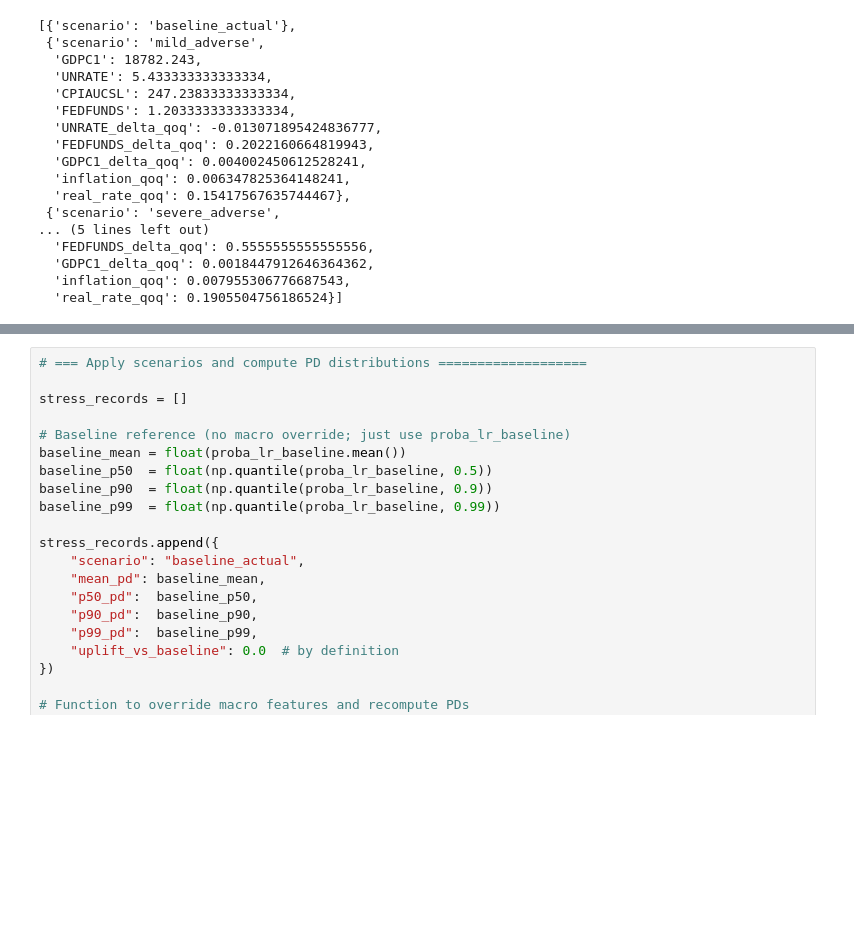
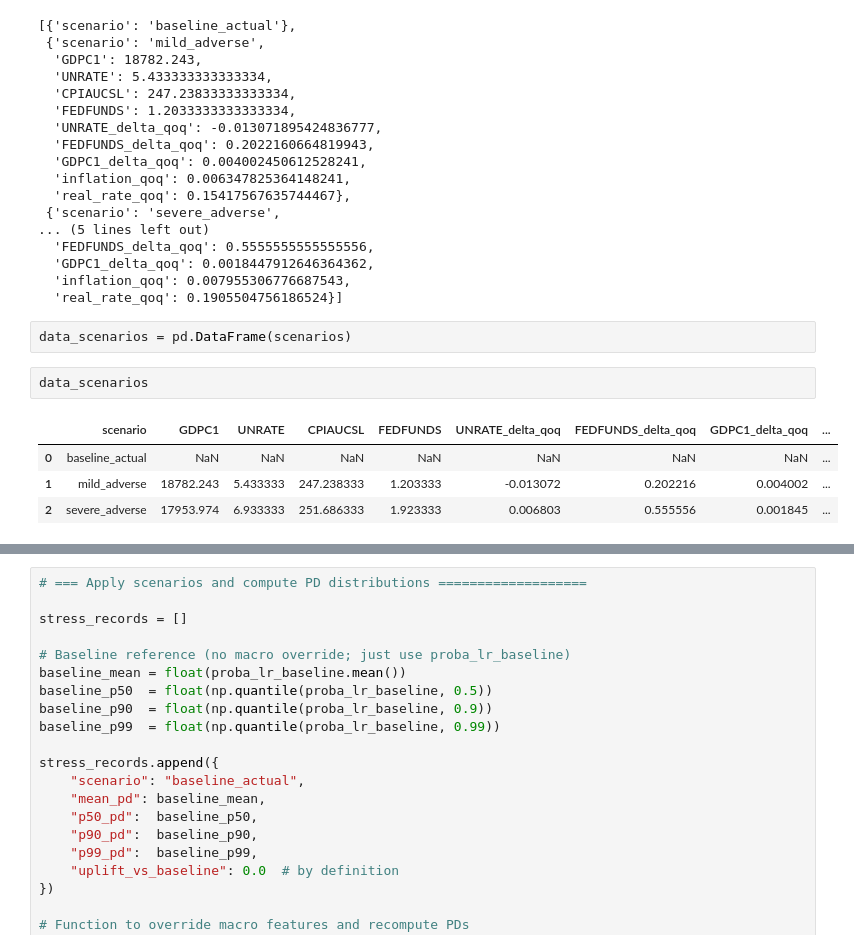
Before and after one commit to BinodTandan/Banking_Stress_Testing, a Jupyter notebook: notebooks/04_stress_testing.ipynb, the cells around one changed output, grey strips where cells are left out. Drawn from its saved outputs; the diff is of its cells as text; blank space fills up the shorter version.

```diff
--- a/notebooks/04_stress_testing.ipynb
+++ b/notebooks/04_stress_testing.ipynb
@@ -202,3 +202,12 @@ scenarios
   'GDPC1_delta_qoq': 0.0018447912646364362,
   'inflation_qoq': 0.007955306776687543,
   'real_rate_qoq': 0.1905504756186524}]
+# %%
+data_scenarios = pd.DataFrame(scenarios)
+# %%
+data_scenarios
+# %% [output]
+|  | scenario | GDPC1 | UNRATE | CPIAUCSL | FEDFUNDS | UNRATE_delta_qoq | FEDFUNDS_delta_qoq | GDPC1_delta_qoq | ... |
+| 0 | baseline_actual | NaN | NaN | NaN | NaN | NaN | NaN | NaN | ... |
+| 1 | mild_adverse | 18782.243 | 5.433333 | 247.238333 | 1.203333 | -0.013072 | 0.202216 | 0.004002 | ... |
+| 2 | severe_adverse | 17953.974 | 6.933333 | 251.686333 | 1.923333 | 0.006803 | 0.555556 | 0.001845 | ... |
```
Also changed, not shown: parts of 12 cells of this notebook.
